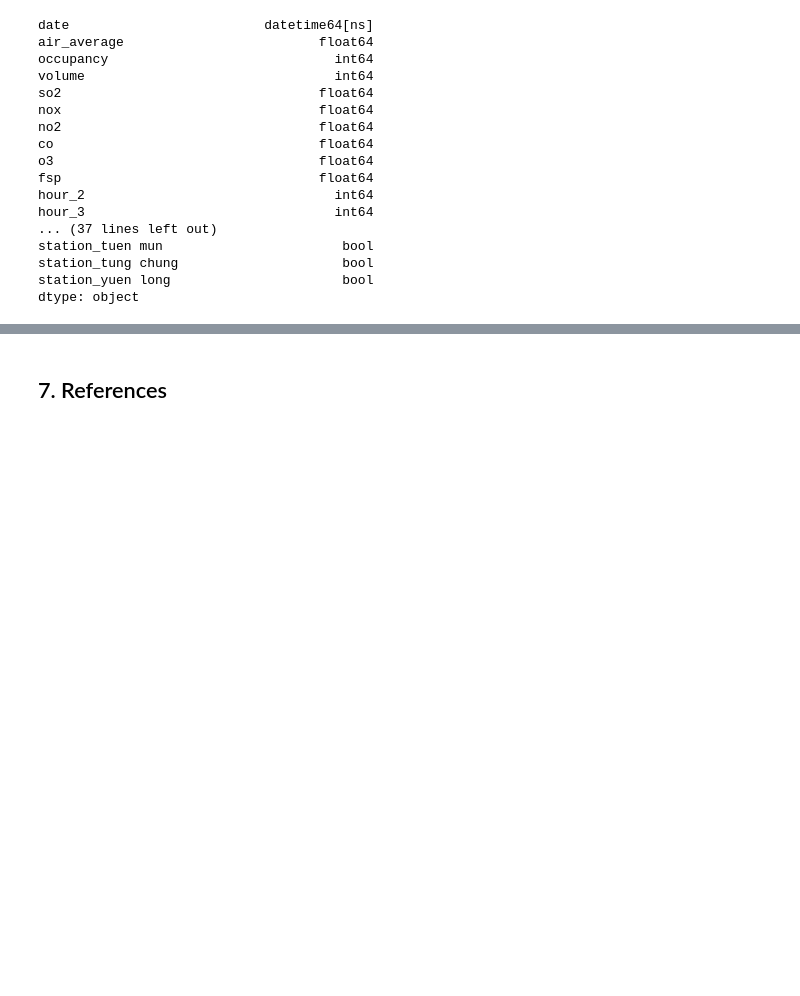
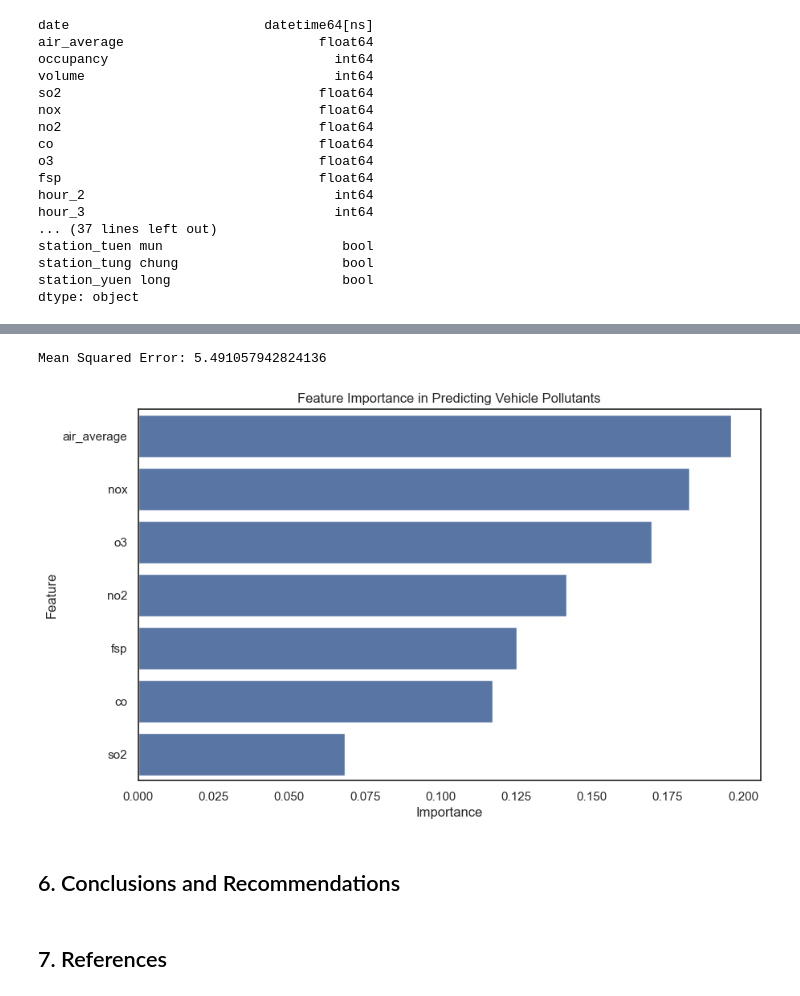
Before and after one commit to linxianying/G12_GuidedProject, a Jupyter notebook: traffic_air_sg.ipynb, the cells around one changed output, grey strips where cells are left out. Drawn from its saved outputs; the diff is of its cells as text; code cells hidden in the pictures; blank space fills up the shorter version.

```diff
--- a/traffic_air_sg.ipynb
+++ b/traffic_air_sg.ipynb
@@ -2003,3 +2012,48 @@ Mean Squared Error: 7.874654353893067e-27, R² Score: 1.0
+# %%
+# Drop irrelevant columns for feature importance analysis
+df_clean = full_hk_traffic_air_df.drop(columns=['date', 'detector_id', 'direction', 'lane_id', 'valid',
+                                                'station','std_dev','speed','valid','occupancy','hour'])
+
+# Define features (X) and target (y)
+X = df_clean.drop(columns=['volume'])
+y = df_clean['volume']
+
+# Split the dataset into training and testing sets
+X_train, X_test, y_train, y_test = train_test_split(X, y, test_size=0.3, random_state=42)
+
+# Initialize Random Forest Regressor
+rf = RandomForestRegressor(n_estimators=100, random_state=20)
+
+# Train the model
+rf.fit(X_train, y_train)
+
+# Make predictions and calculate error (optional)
+y_pred = rf.predict(X_test)
+mse = mean_squared_error(y_test, y_pred)
+print(f'Mean Squared Error: {mse}')
+
+# Get feature importance
+feature_importance = rf.feature_importances_
+
+# Create a DataFrame for feature importance
+features_df = pd.DataFrame({
+    'Feature': X.columns,
+    'Importance': feature_importance
+})
+
+# Sort the features by importance
+features_df = features_df.sort_values(by='Importance', ascending=False)
+
+# Plot the feature importance
+plt.figure(figsize=(10, 6))
+sns.barplot(x='Importance', y='Feature', data=features_df)
+plt.title('Feature Importance in Predicting Vehicle Pollutants')
+plt.show()
+# %% [output]
+Mean Squared Error: 5.491057942824136
+[figure, added]
+# %% [markdown]
+## 6. Conclusions and Recommendations
 # %% [markdown]
 ## 7. References
 # %% [markdown]
```
Also changed, not shown: parts of 32 cells of this notebook.
